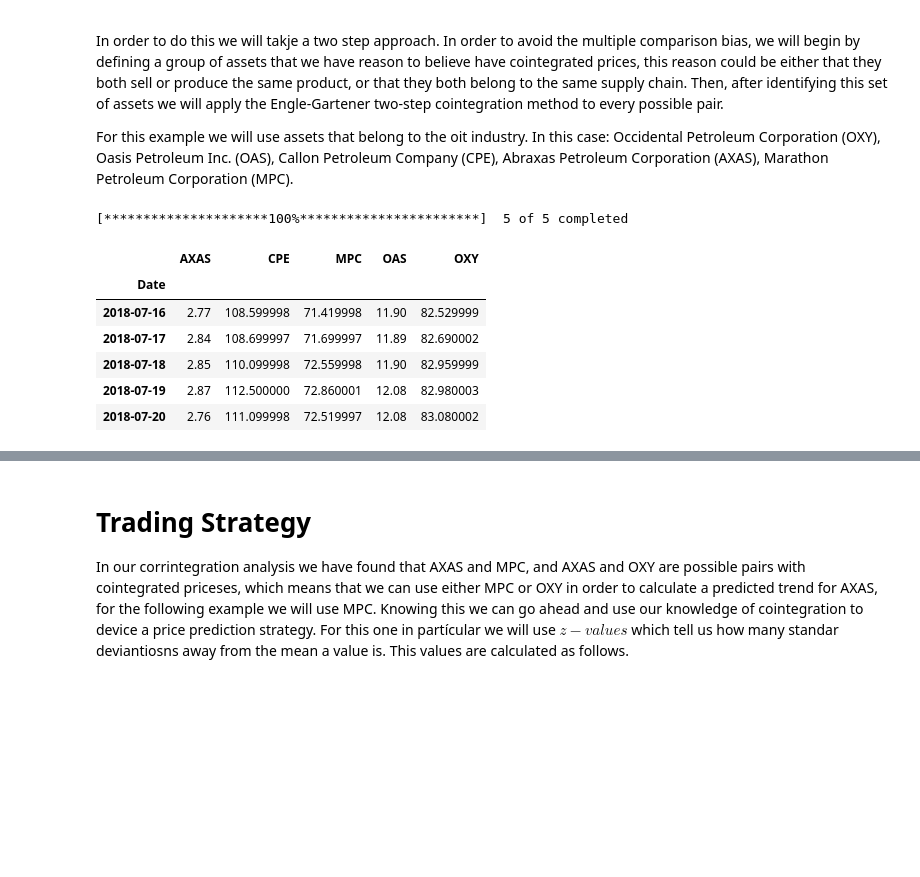
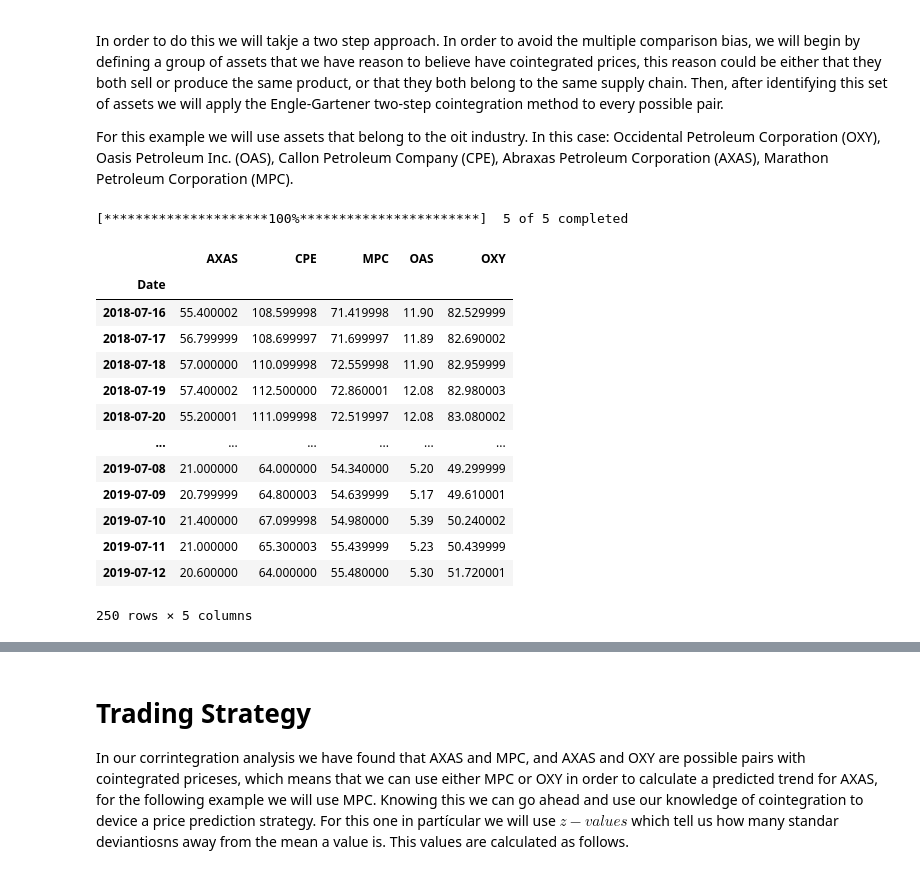
Before and after one commit to jandrovins/mlforfinances, a Jupyter notebook: PairsTrading/PairsTrading.ipynb, the cells around one changed output, grey strips where cells are left out. Saved outputs shown, nothing was run; the diff lists cells and outputs as text; code cells hidden in the pictures; blank space fills up the shorter version.

```diff
--- a/PairsTrading/PairsTrading.ipynb
+++ b/PairsTrading/PairsTrading.ipynb
@@ -32,20 +32,27 @@ For this example we will use assets that belong to the oit industry. In this cas
 # %%
 # Lets start by finding stock with cointegrated proces
 
 possible_pairs = ['OXY', 'OAS', 'CPE', 'AXAS', 'MPC'] # Make a list with all the relevant assets
 financial_information = yf.download(possible_pairs, start = '2018-07-15', end = '2019-07-14') # Retrieve the financial information of the stock from yahoo finance
 financial_information = financial_information['Close'] # Drop every column that is not closing price
-
-financial_information.head()
+financial_information.dropna()
+financial_information
 # %% [output]
 [*********************100%***********************]  5 of 5 completed
 |  | AXAS | CPE | MPC | OAS | OXY |
 | Date |  |  |  |  |  |
-| 2018-07-16 | 2.77 | 108.599998 | 71.419998 | 11.90 | 82.529999 |
-| 2018-07-17 | 2.84 | 108.699997 | 71.699997 | 11.89 | 82.690002 |
-| 2018-07-18 | 2.85 | 110.099998 | 72.559998 | 11.90 | 82.959999 |
-| 2018-07-19 | 2.87 | 112.500000 | 72.860001 | 12.08 | 82.980003 |
-| 2018-07-20 | 2.76 | 111.099998 | 72.519997 | 12.08 | 83.080002 |
+| 2018-07-16 | 55.400002 | 108.599998 | 71.419998 | 11.90 | 82.529999 |
+| 2018-07-17 | 56.799999 | 108.699997 | 71.699997 | 11.89 | 82.690002 |
+| 2018-07-18 | 57.000000 | 110.099998 | 72.559998 | 11.90 | 82.959999 |
+| 2018-07-19 | 57.400002 | 112.500000 | 72.860001 | 12.08 | 82.980003 |
+| 2018-07-20 | 55.200001 | 111.099998 | 72.519997 | 12.08 | 83.080002 |
+| ... | ... | ... | ... | ... | ... |
+| 2019-07-08 | 21.000000 | 64.000000 | 54.340000 | 5.20 | 49.299999 |
+| 2019-07-09 | 20.799999 | 64.800003 | 54.639999 | 5.17 | 49.610001 |
+| 2019-07-10 | 21.400000 | 67.099998 | 54.980000 | 5.39 | 50.240002 |
+| 2019-07-11 | 21.000000 | 65.300003 | 55.439999 | 5.23 | 50.439999 |
+| 2019-07-12 | 20.600000 | 64.000000 | 55.480000 | 5.30 | 51.720001 |
+250 rows × 5 columns
 # %%
 def test_cointegration(financial_information):
     number_of_assets = financial_information.shape[1]
```
Also changed, not shown: parts of 3 cells of this notebook, 3 other files.
